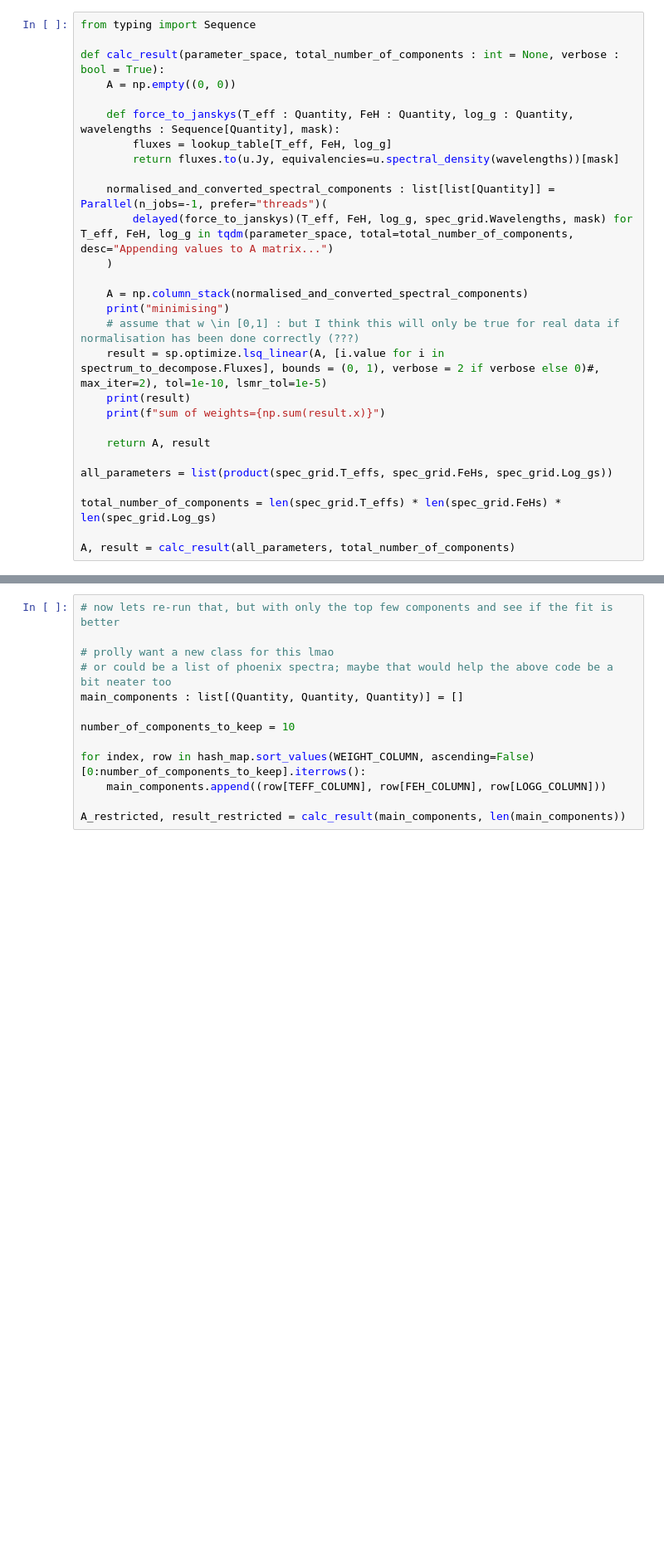
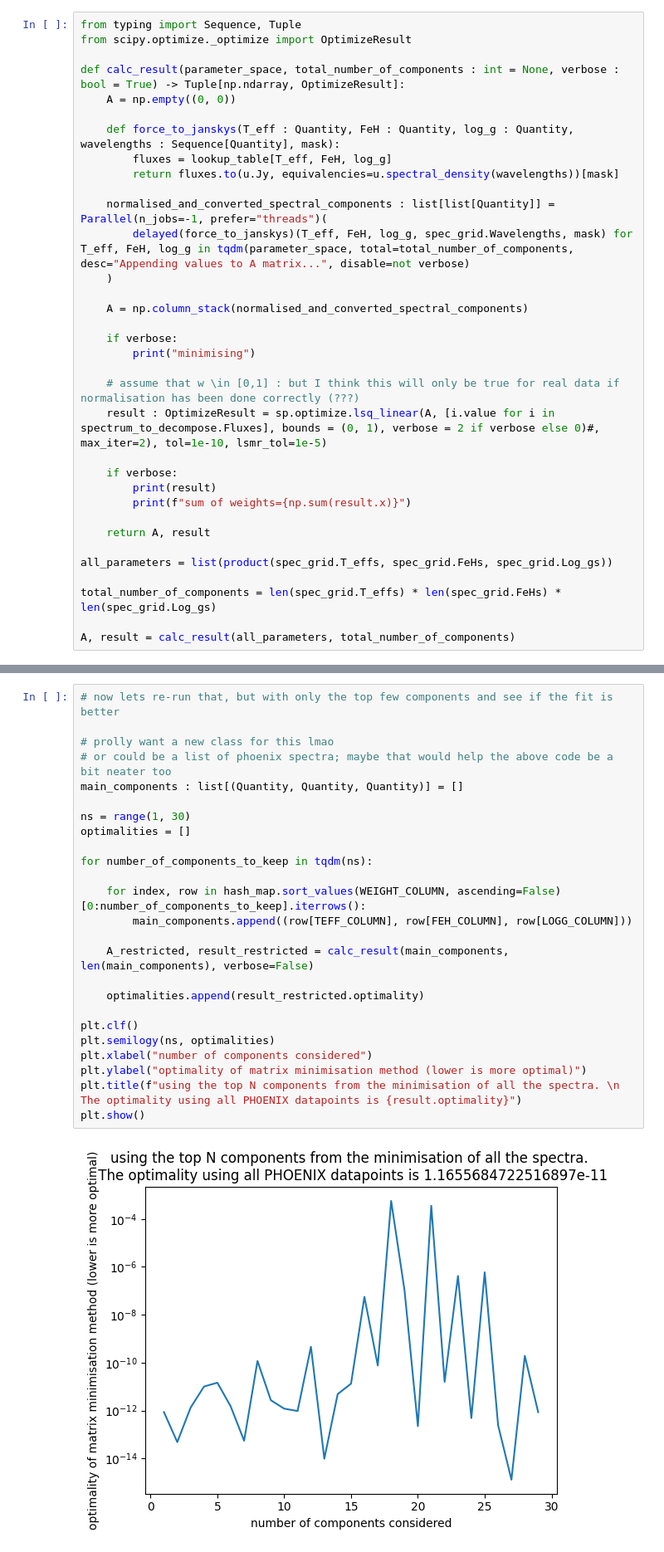
Before and after one commit to Part-III-Project-48/stellar-heterogeneity-modelling, a Jupyter notebook: spots_and_faculae_model/src/spectrum_component_analyser/main.ipynb, the cells around one changed output, grey strips where cells are left out. Shown at 83% size. Saved outputs shown, nothing was run; the diff lists cells and outputs as text; blank space fills up the shorter version.

Commit message:
feat: plot graph of number of components considered in minimisation vs optimality of minimisation result

```diff
--- a/spots_and_faculae_model/src/spectrum_component_analyser/main.ipynb
+++ b/spots_and_faculae_model/src/spectrum_component_analyser/main.ipynb
@@ -46,9 +46,10 @@ print("finished reading in hdf5")
 
 print(lookup_table[2500 *u.K, 0.0 * u.dimensionless_unscaled, 0.0 * u.dimensionless_unscaled])
 # %%
-from typing import Sequence
+from typing import Sequence, Tuple
+from scipy.optimize._optimize import OptimizeResult
 
-def calc_result(parameter_space, total_number_of_components : int = None, verbose : bool = True):
+def calc_result(parameter_space, total_number_of_components : int = None, verbose : bool = True) -> Tuple[np.ndarray, OptimizeResult]:
     A = np.empty((0, 0))
 
     def force_to_janskys(T_eff : Quantity, FeH : Quantity, log_g : Quantity, wavelengths : Sequence[Quantity], mask):
@@ -56,15 +57,20 @@ def calc_result(parameter_space, total_number_of_components : int = None, verbos
         return fluxes.to(u.Jy, equivalencies=u.spectral_density(wavelengths))[mask]
 
     normalised_and_converted_spectral_components : list[list[Quantity]] = Parallel(n_jobs=-1, prefer="threads")(
-        delayed(force_to_janskys)(T_eff, FeH, log_g, spec_grid.Wavelengths, mask) for T_eff, FeH, log_g in tqdm(parameter_space, total=total_number_of_components, desc="Appending values to A matrix...")
+        delayed(force_to_janskys)(T_eff, FeH, log_g, spec_grid.Wavelengths, mask) for T_eff, FeH, log_g in tqdm(parameter_space, total=total_number_of_components, desc="Appending values to A matrix...", disable=not verbose)
     )
 
     A = np.column_stack(normalised_and_converted_spectral_components)
-    print("minimising")
+
+    if verbose:
+        print("minimising")
+
     # assume that w \in [0,1] : but I think this will only be true for real data if normalisation has been done correctly (???)
-    result = sp.optimize.lsq_linear(A, [i.value for i in spectrum_to_decompose.Fluxes], bounds = (0, 1), verbose = 2 if verbose else 0)#, max_iter=2), tol=1e-10, lsmr_tol=1e-5)
-    print(result)
-    print(f"sum of weights={np.sum(result.x)}")
+    result : OptimizeResult = sp.optimize.lsq_linear(A, [i.value for i in spectrum_to_decompose.Fluxes], bounds = (0, 1), verbose = 2 if verbose else 0)#, max_iter=2), tol=1e-10, lsmr_tol=1e-5)
+
+    if verbose:
+        print(result)
+        print(f"sum of weights={np.sum(result.x)}")
 
     return A, result
 
@@ -139,15 +178,29 @@ hash_map = plot_nicely(A, result, all_parameters)
 # %%
 # now lets re-run that, but with only the top few components and see if the fit is better
 
 # prolly want a new class for this lmao
 # or could be a list of phoenix spectra; maybe that would help the above code be a bit neater too
 main_components : list[(Quantity, Quantity, Quantity)] = []
 
-number_of_components_to_keep = 10
+ns = range(1, 30)
+optimalities = []
 
-for index, row in hash_map.sort_values(WEIGHT_COLUMN, ascending=False)[0:number_of_components_to_keep].iterrows():
-    main_components.append((row[TEFF_COLUMN], row[FEH_COLUMN], row[LOGG_COLUMN]))
+for number_of_components_to_keep in tqdm(ns):
 
-A_restricted, result_restricted = calc_result(main_components, len(main_components))
+    for index, row in hash_map.sort_values(WEIGHT_COLUMN, ascending=False)[0:number_of_components_to_keep].iterrows():
+        main_components.append((row[TEFF_COLUMN], row[FEH_COLUMN], row[LOGG_COLUMN]))
+
+    A_restricted, result_restricted = calc_result(main_components, len(main_components), verbose=False)
+
+    optimalities.append(result_restricted.optimality)
+
+plt.clf()
+plt.semilogy(ns, optimalities)
+plt.xlabel("number of components considered")
+plt.ylabel("optimality of matrix minimisation method (lower is more optimal)")
+plt.title(f"using the top N components from the minimisation of all the spectra. \n The optimality using all PHOENIX datapoints is {result.optimality}")
+plt.show()
+# %% [output]
+[figure, added]
 # %%
 _ = plot_nicely(A_restricted, result_restricted, main_components)
```
Also changed, not shown: parts of 3 cells of this notebook, 1 other file.
